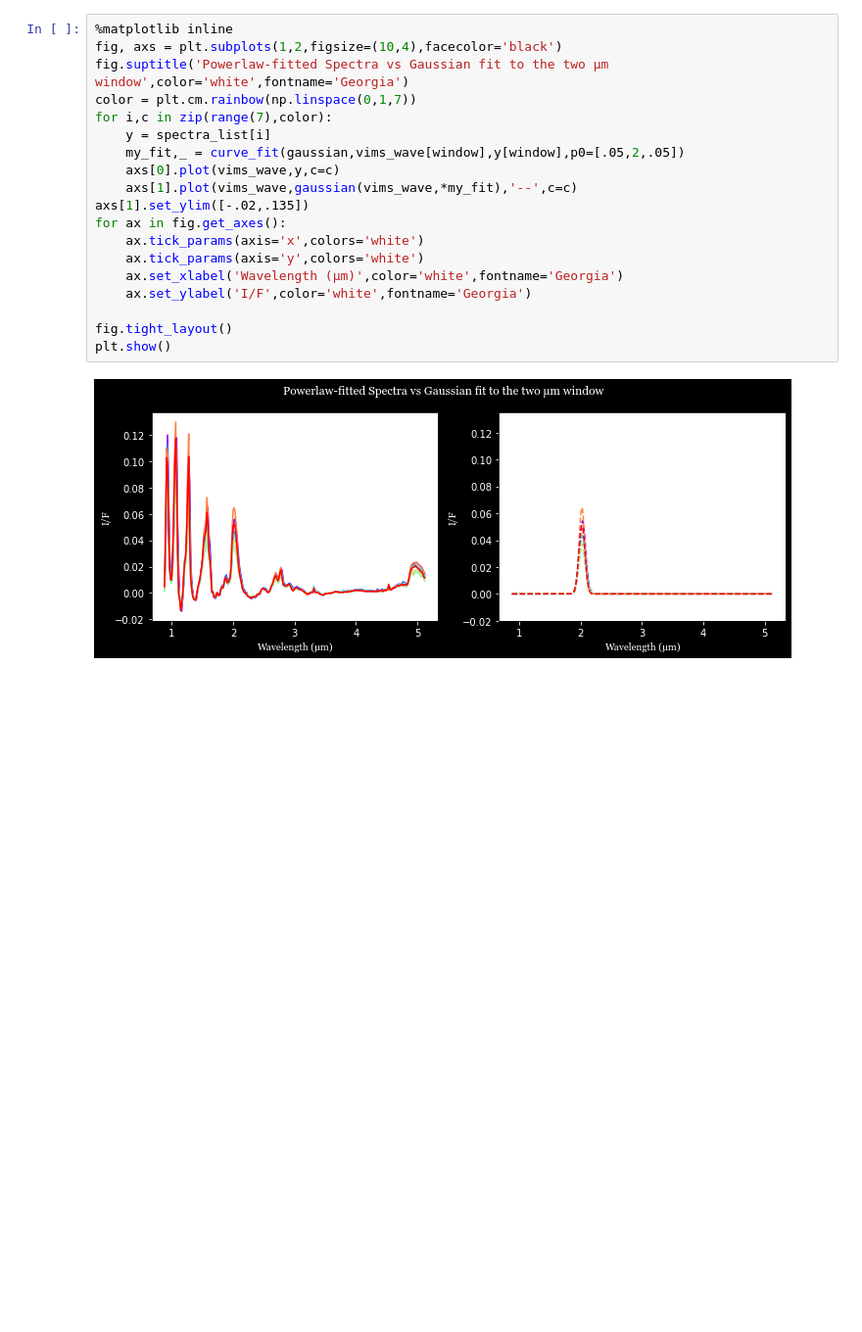
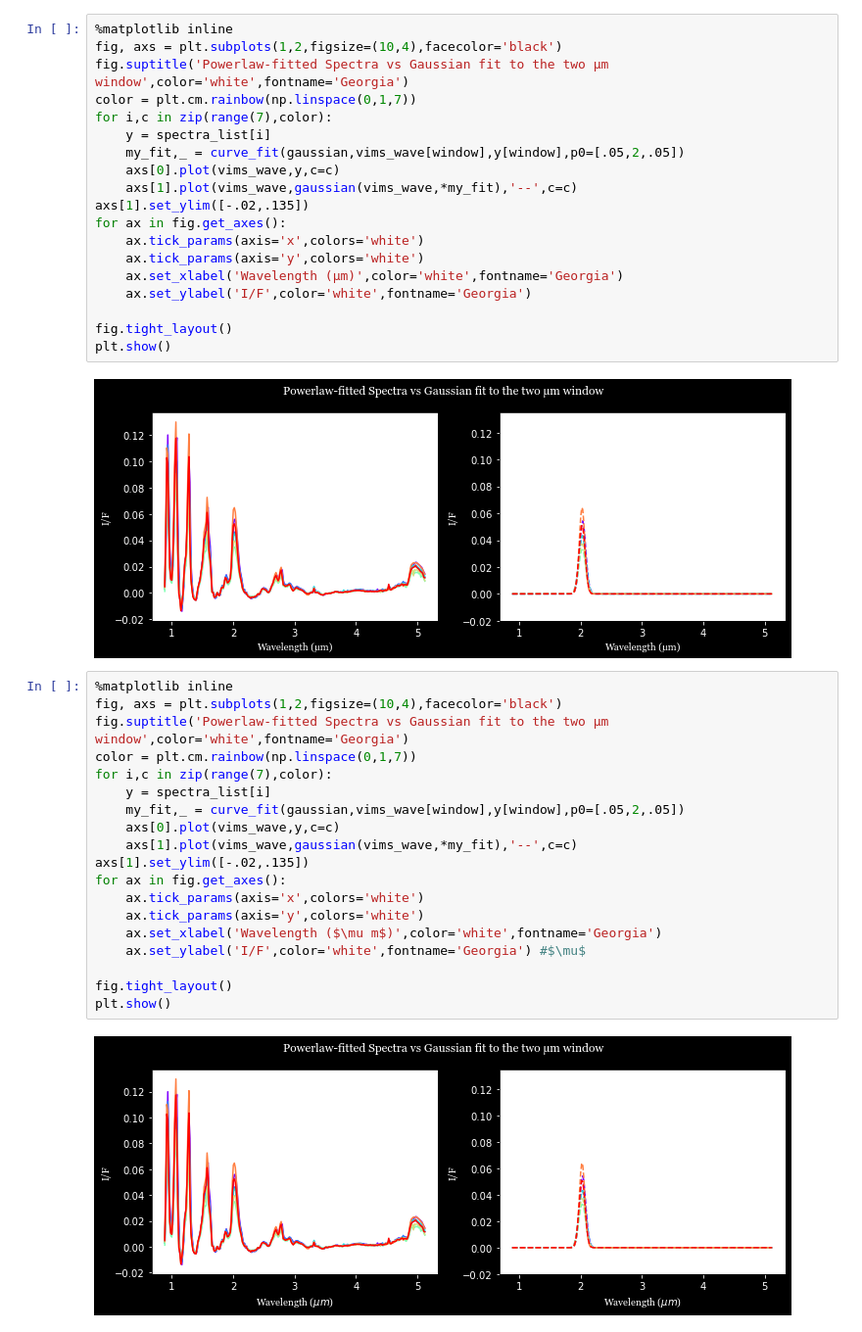
Before and after one commit to lucaslibshutz/spectralResearch, a Jupyter notebook: rainbow_fit.ipynb, the cells around one changed output. Shown at 98% size. Cells and saved outputs as stored; diff of their text form; blank space fills up the shorter version.

```diff
--- a/rainbow_fit.ipynb
+++ b/rainbow_fit.ipynb
@@ -78,5 +82,26 @@ fig.tight_layout()
 plt.show()
 # %% [output]
 [figure]
+# %%
+%matplotlib inline
+fig, axs = plt.subplots(1,2,figsize=(10,4),facecolor='black')
+fig.suptitle('Powerlaw-fitted Spectra vs Gaussian fit to the two µm window',color='white',fontname='Georgia')
+color = plt.cm.rainbow(np.linspace(0,1,7))
+for i,c in zip(range(7),color):
+    y = spectra_list[i]
+    my_fit,_ = curve_fit(gaussian,vims_wave[window],y[window],p0=[.05,2,.05])
+    axs[0].plot(vims_wave,y,c=c)
+    axs[1].plot(vims_wave,gaussian(vims_wave,*my_fit),'--',c=c)
+axs[1].set_ylim([-.02,.135])
+for ax in fig.get_axes():
+    ax.tick_params(axis='x',colors='white')
+    ax.tick_params(axis='y',colors='white')
+    ax.set_xlabel('Wavelength ($\mu m$)',color='white',fontname='Georgia')
+    ax.set_ylabel('I/F',color='white',fontname='Georgia') #$\mu$
+
+fig.tight_layout()
+plt.show()
+# %% [output]
+[figure, added]
 # %%
 %matplotlib inline
```
Also changed, not shown: parts of 2 cells of this notebook.
